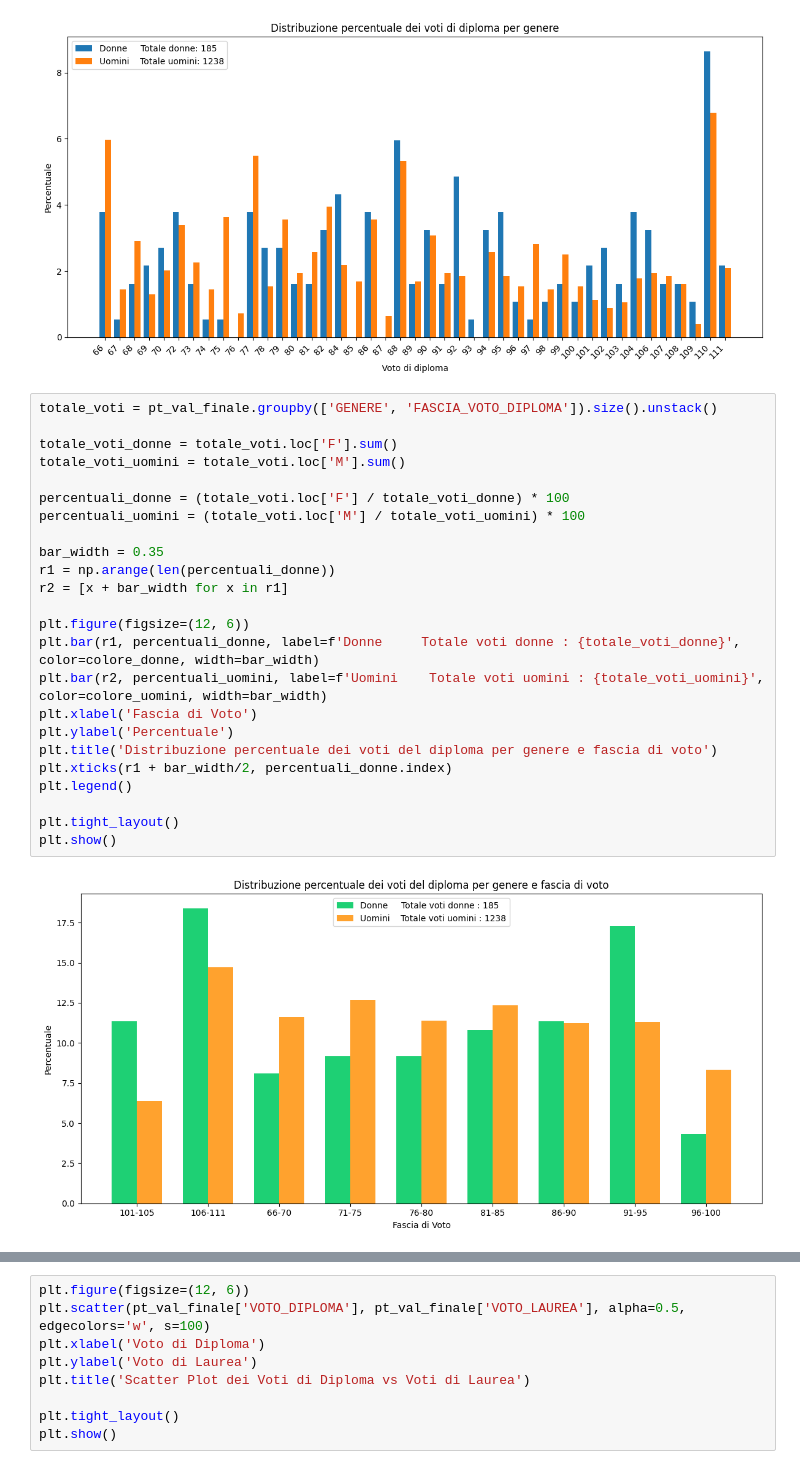
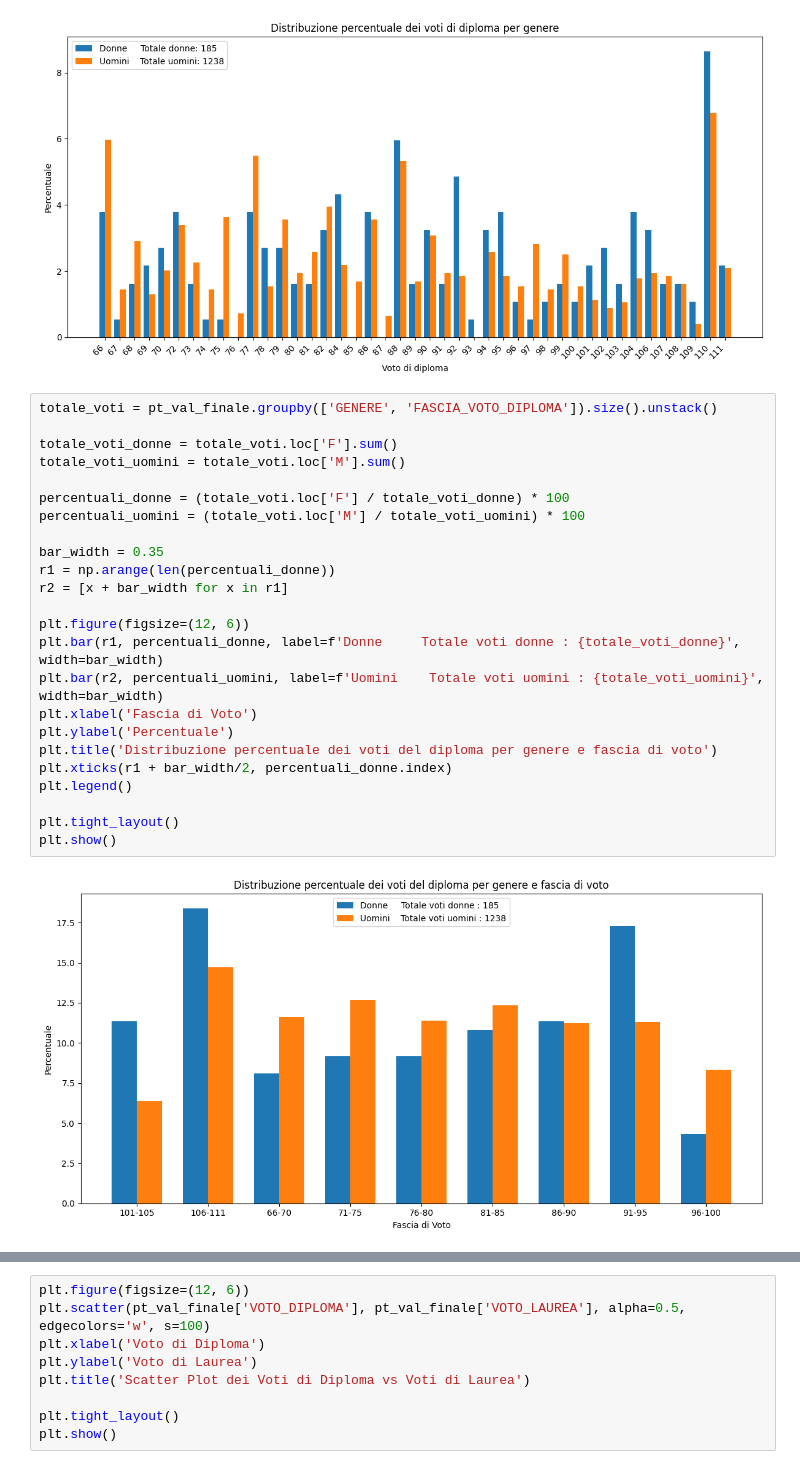
Before and after one commit to lallabelloni/Analisi-differenza-genere-Data-Science, a Jupyter notebook: progetto2.ipynb, the cells around one changed output, grey strips where cells are left out. Cells and saved outputs as stored; diff of their text form.

```diff
--- a/progetto2.ipynb
+++ b/progetto2.ipynb
@@ -757,26 +826,26 @@ plt.show()
 # %%
 totale_voti = pt_val_finale.groupby(['GENERE', 'FASCIA_VOTO_DIPLOMA']).size().unstack()
 
 totale_voti_donne = totale_voti.loc['F'].sum()
 totale_voti_uomini = totale_voti.loc['M'].sum()
 
 percentuali_donne = (totale_voti.loc['F'] / totale_voti_donne) * 100
 percentuali_uomini = (totale_voti.loc['M'] / totale_voti_uomini) * 100
 
 bar_width = 0.35
 r1 = np.arange(len(percentuali_donne))
 r2 = [x + bar_width for x in r1]
 
 plt.figure(figsize=(12, 6))
-plt.bar(r1, percentuali_donne, label=f'Donne     Totale voti donne : {totale_voti_donne}', color=colore_donne, width=bar_width)
-plt.bar(r2, percentuali_uomini, label=f'Uomini    Totale voti uomini : {totale_voti_uomini}', color=colore_uomini, width=bar_width)
+plt.bar(r1, percentuali_donne, label=f'Donne     Totale voti donne : {totale_voti_donne}', width=bar_width)
+plt.bar(r2, percentuali_uomini, label=f'Uomini    Totale voti uomini : {totale_voti_uomini}', width=bar_width)
 plt.xlabel('Fascia di Voto')
 plt.ylabel('Percentuale')
 plt.title('Distribuzione percentuale dei voti del diploma per genere e fascia di voto')
 plt.xticks(r1 + bar_width/2, percentuali_donne.index)
 plt.legend()
 
 plt.tight_layout()
 plt.show()
 # %% [output]
-[figure, old version]
+[figure, new version]
```
Also changed, not shown: parts of 17 cells of this notebook, 1 other file.
